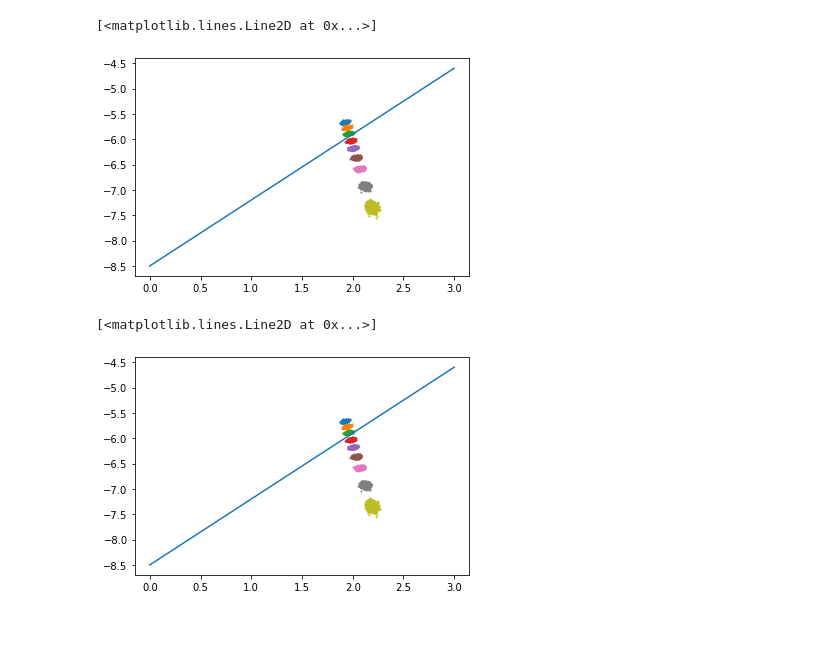
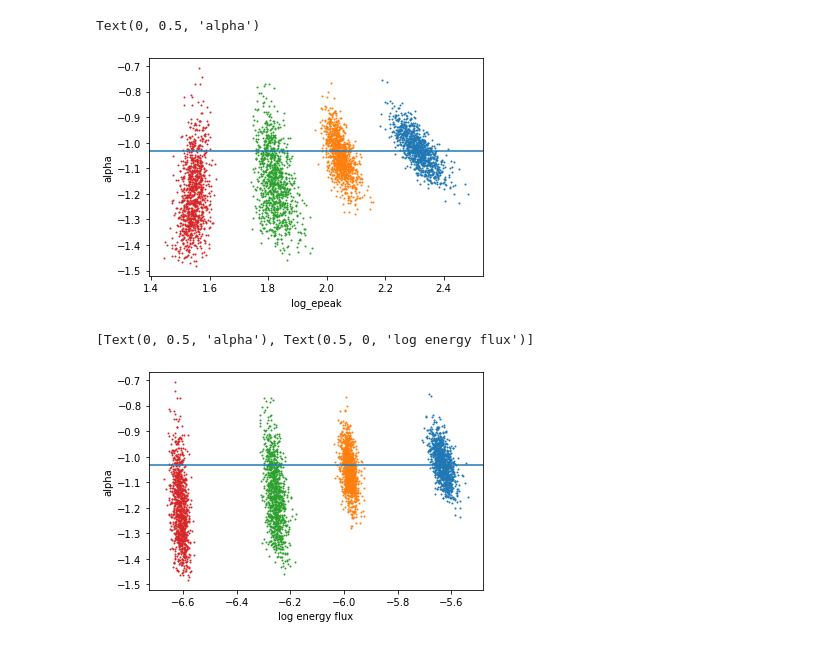
Before and after one commit to grburgess/zusammen, a Jupyter notebook: examples/fit.ipynb, the cells around one changed output. Cells and saved outputs as stored; diff of their text form; code cells hidden in the pictures.

```diff
--- a/examples/fit.ipynb
+++ b/examples/fit.ipynb
@@ -53 +117,11 @@ arviz.plot_trace(av, var_names=["gamma", "delta"]);
+# %%
+survey = Survey.from_file('data/survey.h5')
+grb_reload = survey['SynthGRB_0'].grb
+
+gamma_true = grb_reload._source_params["gamma"]
+Nrest = grb_reload._source_params["Nrest"]
+z = grb_reload.z
+delta_true = np.log10(Nrest / (4 * np.pi * dl**2))
+alpha_true = grb_reload._source_params["alpha"]
+ep_start = grb_reload._source_params["ep_start"]
 # %%
@@ -74,17 +146,21 @@ Data variables:
     arviz_version:              0.8.3
     inference_library:          cmdstanpy
     inference_library_version:  0.9.5
+# %%
+N_intervals = 4
 # %%
 fig, ax = plt.subplots()
 
-for i in range(9):
+for i in range(N_intervals):
 
-    ax.scatter(np.concatenate(av.posterior.normed_epeak[:,:,i]),
-               np.concatenate(av.posterior.raw_ef[:,:,i]), s=1)
-
+    log_epeak_rest = np.log10(10**np.concatenate(av.posterior.log_epeak[:,:,i])
+                              * (1+z) / 100)
+    ax.scatter(log_epeak_rest,
+               np.concatenate(av.posterior.log_energy_flux[:,:,i]), s=1)
 
 xx = np.linspace(0,3,50)
 
-
-#ax.plot(xx+2, 1.2 * (xx+2) - 10.6)
+ax.plot(xx, gamma_true*xx + delta_true)
+ax.set_xlabel("log(epeak_rest/100 keV)")
+ax.set_ylabel("log_energy_flux")
 # %% [output]
@@ -92,0 +169,6 @@ AttributeError: 'Dataset' object has no attribute 'normed_epeak'
+# %%
+fig, ax = plt.subplots()
+for i in range(N_intervals):
+    ax.hist(np.concatenate(av.posterior.log_epeak[:,:,i]), alpha=0.5)
+ax.axvline(np.log10(ep_start))
+ax.set_xlabel("log_epeak")
@@ -93,30 +178,26 @@ AttributeError: 'Dataset' object has no attribute 'normed_epeak'
 # %%
 fig, ax = plt.subplots()
 
-for i in range(9):
+for i in range(N_intervals):
 
     ax.scatter(np.concatenate(av.posterior.log_epeak[:,:,i]),
-               np.concatenate(av.posterior.log_energy_flux[:,:,i]), s=1)
-
-
-xx = np.linspace(0,3,50)
-
-ax.plot(xx, 1.3*xx - 8.5)
+               np.concatenate(av.posterior.alpha[:,:,i]), s=1)
+ax.axhline(alpha_true)
+#ax.axvline(np.log10(ep_start))
+ax.set_xlabel("log_epeak")
+ax.set_ylabel("alpha")
 # %% [output]
-[<matplotlib.lines.Line2D at 0x...>]
+Text(0, 0.5, 'alpha')
-[figure, old version]
+[figure, new version]
 # %%
 fig, ax = plt.subplots()
 
-for i in range(9):
+for i in range(N_intervals):
 
-    ax.scatter(np.concatenate(av.posterior.log_epeak[:,:,i]),
-               np.concatenate(av.posterior.log_energy_flux[:,:,i]), s=1)
-
-
-xx = np.linspace(0,3,50)
-
-ax.plot(xx, 1.3*xx - 8.5)
+    ax.scatter(np.concatenate(av.posterior.log_energy_flux[:,:,i]),
+               np.concatenate(av.posterior.alpha[:,:,i]), s=1)
+ax.axhline(alpha_true)
+ax.set(xlabel="log energy flux", ylabel="alpha")
 # %% [output]
-[<matplotlib.lines.Line2D at 0x...>]
+[Text(0, 0.5, 'alpha'), Text(0.5, 0, 'log energy flux')]
-[figure, old version]
+[figure, new version]
```
Also changed, not shown: parts of 22 cells of this notebook, 5 other files.
